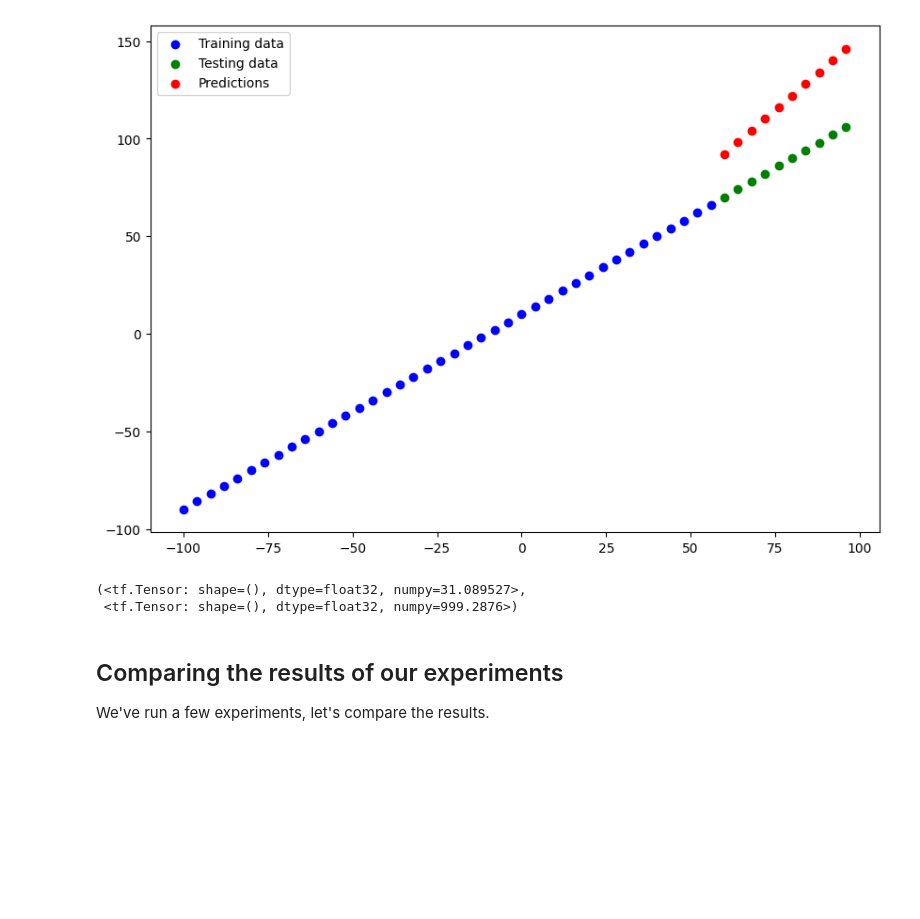
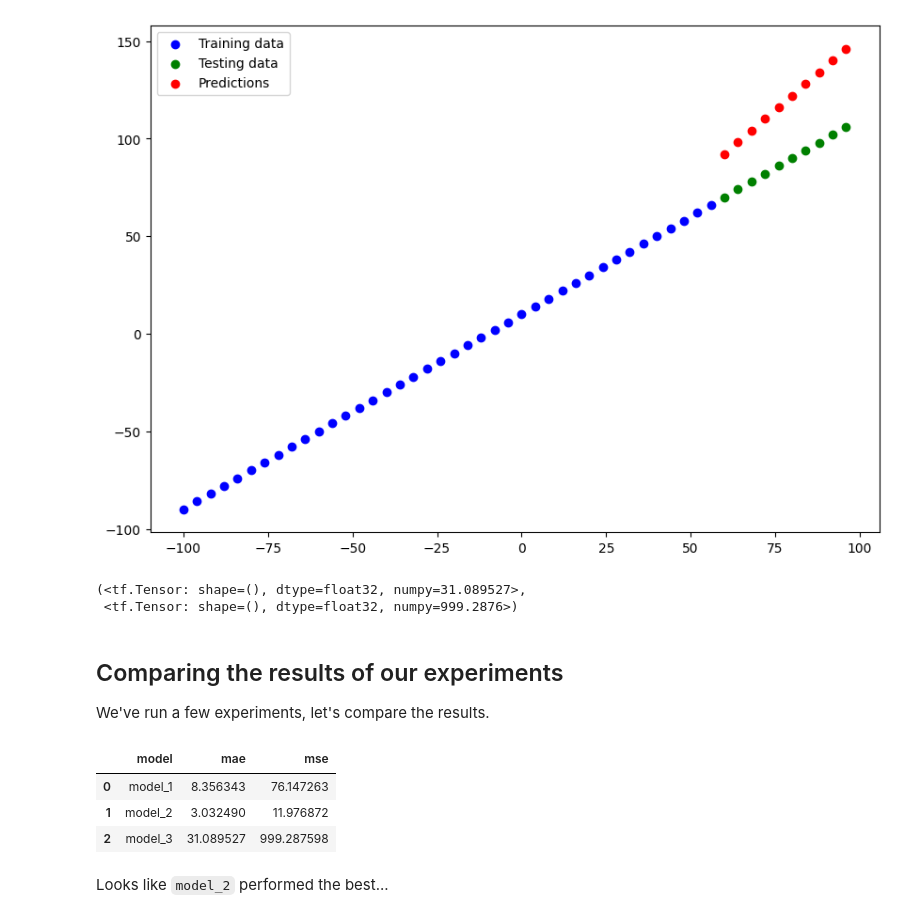
Before and after one commit to Nameless8243/TensorFlow_DL, a Jupyter notebook: 01_neural_network_regression_with_tensorflow.ipynb, the cells around one changed output. Cells and saved outputs as stored; diff of their text form; code cells hidden in the pictures; blank space fills up the shorter version.

```diff
--- a/01_neural_network_regression_with_tensorflow.ipynb
+++ b/01_neural_network_regression_with_tensorflow.ipynb
@@ -814,3 +814,20 @@ mae_3, mse_3
 ## Comparing the results of our experiments
 
 We've run a few experiments, let's compare the results.
+# %%
+# Let's compare our model's results using a pandas DataFrame
+import pandas as pd
+
+model_results = [["model_1", mae_1.numpy(), mse_1.numpy()],
+                 ["model_2", mae_2.numpy(), mse_2.numpy()],
+                 ["model_3", mae_3.numpy(), mse_3.numpy()]]
+
+all_results = pd.DataFrame(model_results, columns=["model", "mae", "mse"])
+all_results
+# %% [output]
+|  | model | mae | mse |
+| 0 | model_1 | 8.356343 | 76.147263 |
+| 1 | model_2 | 3.032490 | 11.976872 |
+| 2 | model_3 | 31.089527 | 999.287598 |
+# %% [markdown]
+Looks like `model_2` performed the best...
```
Also changed, not shown: parts of 4 cells of this notebook.
